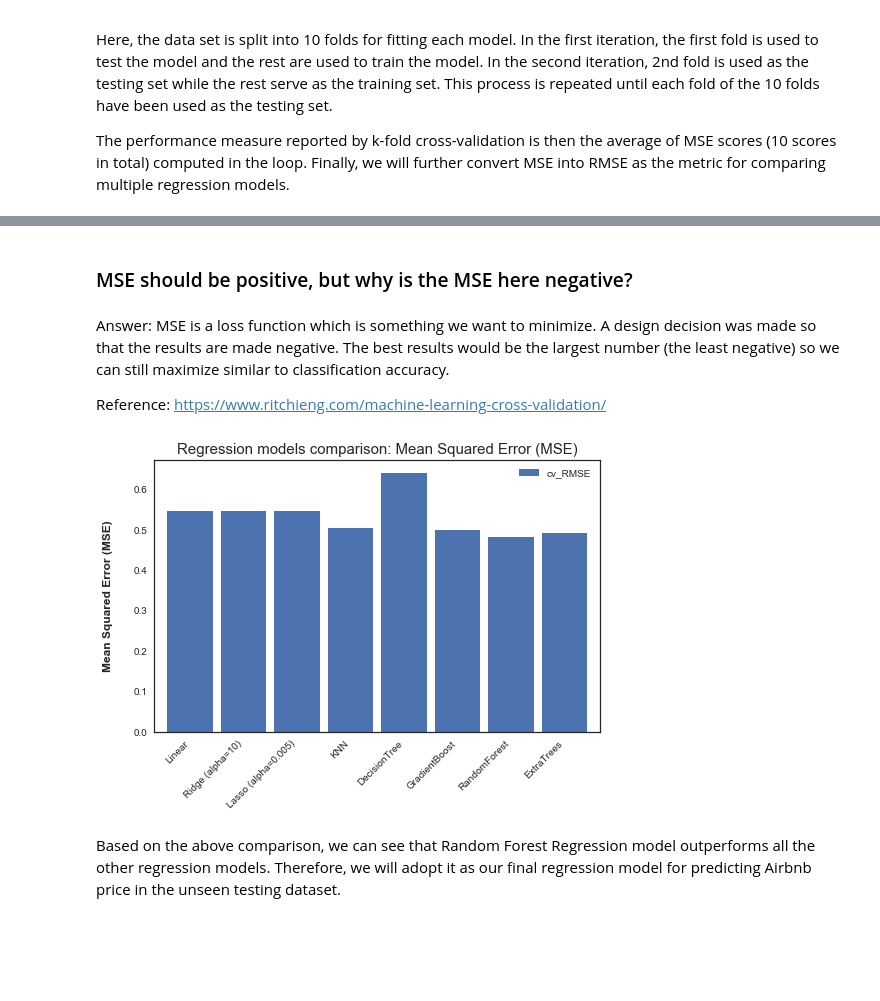
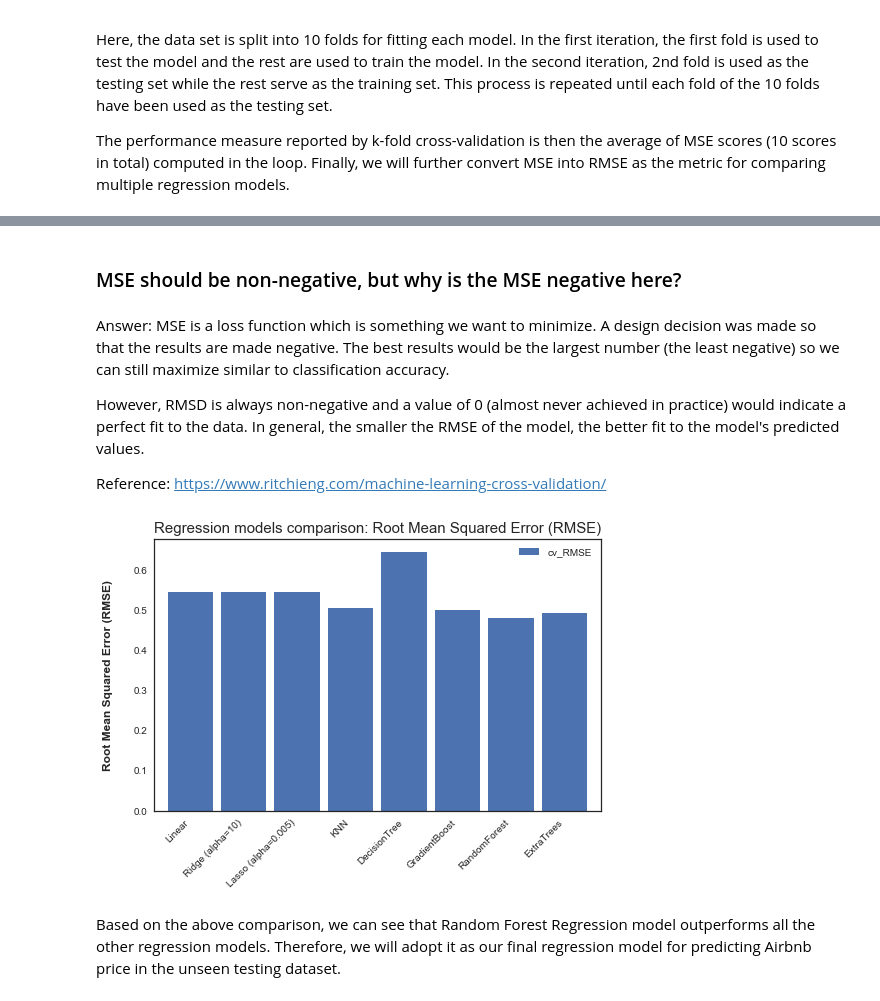
Before and after one commit to marco-cheung/exploring-airbnb_hk, a Jupyter notebook: Predicting Airbnb prices with machine learning models.ipynb, the cells around one changed output, grey strips where cells are left out. Saved outputs shown, nothing was run; the diff lists cells and outputs as text; code cells hidden in the pictures; blank space fills up the shorter version.

```diff
--- a/Predicting Airbnb prices with machine learning models.ipynb
+++ b/Predicting Airbnb prices with machine learning models.ipynb
@@ -1828,26 +1828,28 @@ df
 # %% [markdown]
-### MSE should be positive, but why is the MSE here negative?
+### MSE should be non-negative, but why is the MSE negative here?
 # %% [markdown]
 Answer:
 MSE is a loss function which is something we want to minimize. A design decision was made so that the results are made negative. The best results would be the largest number (the least negative) so we can still maximize similar to classification accuracy.
 
+However, RMSD is always non-negative and a value of 0 (almost never achieved in practice) would indicate a perfect fit to the data. In general, the smaller the RMSE of the model, the better fit to the model's predicted values.
+
 Reference: https://www.ritchieng.com/machine-learning-cross-validation/
 # %%
 #Create bar chart to compare regression model performance
 ax = df.plot(kind='bar', figsize=(8, 5), zorder=2, width=0.85)
 
 #Add title
-plt.title('Regression models comparison: Mean Squared Error (MSE)', fontsize=15)
+plt.title('Regression models comparison: Root Mean Squared Error (RMSE)', fontsize=15)
 
 #Set x-axis tick labels
 ax.set_xticklabels(df['Model'], rotation = 45, ha="right")
 
 # Set y-axis labels
-ax.set_ylabel("Mean Squared Error (MSE)", labelpad=20, weight='bold', size=12)
+ax.set_ylabel("Root Mean Squared Error (RMSE)", labelpad=20, weight='bold', size=12)
 
-plt.savefig("model_mse_scores.png")
+plt.savefig("model_rmse_scores.png")
 # %% [output]
-[figure, old version]
+[figure, new version]
 # %% [markdown]
 Based on the above comparison, we can see that Random Forest Regression model outperforms all the other regression models. Therefore, we will adopt it as our final regression model for predicting Airbnb price in the unseen testing dataset.
 # %%
```
Also changed, not shown: parts of 13 cells of this notebook.
